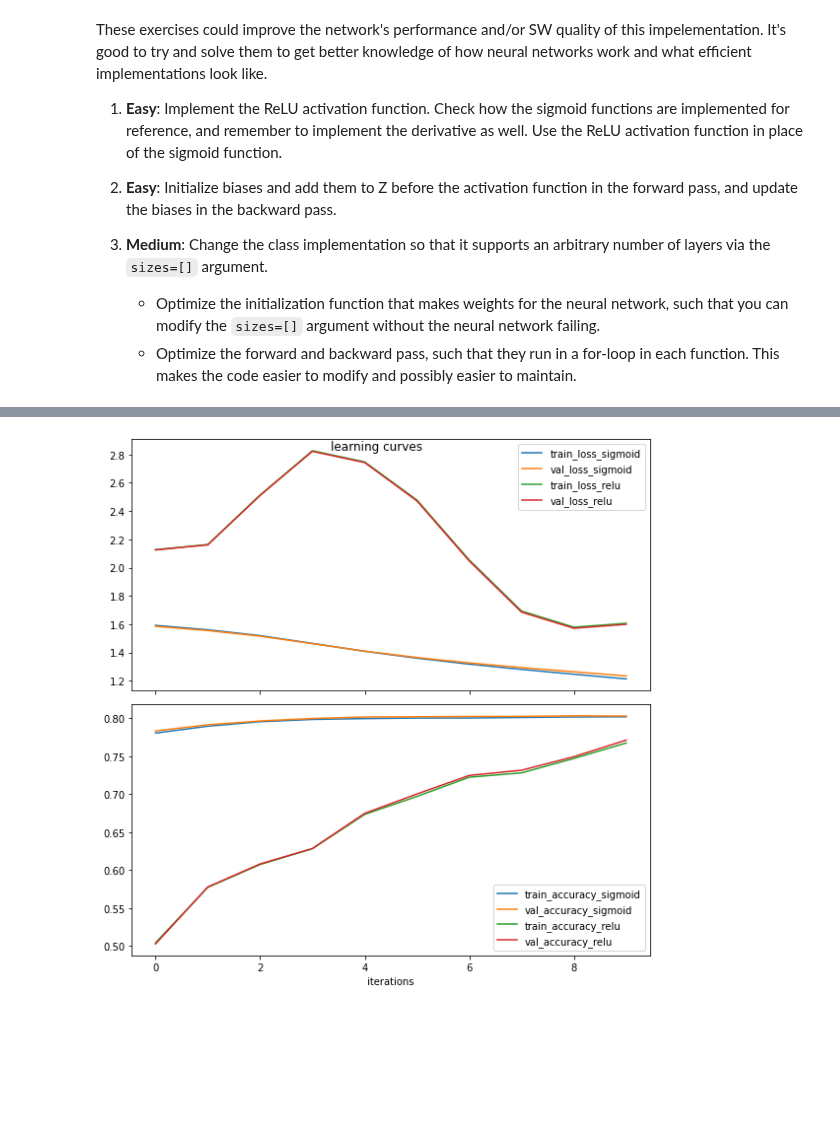
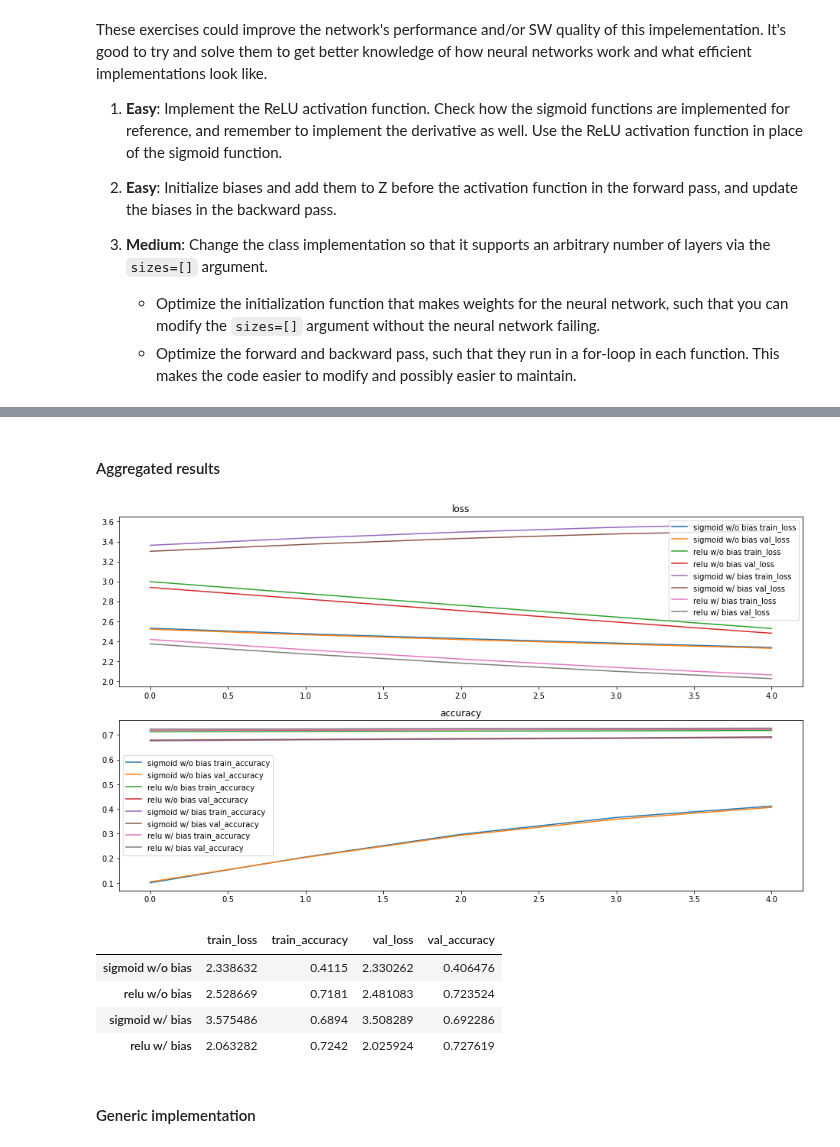
Before and after one commit to thalitadru/ml-class-epf, a Jupyter notebook: LabAssignmentNNfromScratch_complete.ipynb, the cells around one changed output, grey strips where cells are left out. Cells and saved outputs as stored; diff of their text form; code cells hidden in the pictures; blank space fills up the shorter version.

Commit message:
With generic implem and optional bias

```diff
--- a/LabAssignmentNNfromScratch_complete.ipynb
+++ b/LabAssignmentNNfromScratch_complete.ipynb
@@ -470,7 +473,7 @@ class DeepNeuralNetwork():
     (one input layer + 2 hidden layers + one output layer).
     # TODO EXTRA Exercise 3 change the code so it supports an arbitrary number of layers
     """
-    def __init__(self, n_neurons:list, activation='sigmoid'):
+    def __init__(self, n_neurons:list, activation='sigmoid', biases=True):
         """AI is creating summary for __init__
             The class constructor has only one argument, that determines the
             size of each layer.
@@ -480,6 +483,7 @@ class DeepNeuralNetwork():
             neurons in each layer. The lenght of the list corresponds to the number of layers (including the input layer).
         """
         self.n_neurons = n_neurons
+        self.biases = biases
 
         # we save all parameters in the neural network in this dictionary
         self.params = self._initialization()
@@ -571,21 +575,24 @@ class DeepNeuralNetwork():
         grad = grad * softmax(params['A3'], derivative=True)
         change_w['W3'] = np.outer(grad,  params['Z2'])  # TODO code here
         # TODO EXTRA EXERCISE 2 compute bias updates
-        change_w['b3'] = grad
+        if self.biases:
+            change_w['b3'] = grad
 
         # Calculate W2 update
         grad = (params['W3'].T @ grad)  # TODO code here
         grad = grad * self.activation_fn(params['A2'], derivative=True)
         change_w['W2'] = np.outer(grad, params['Z1'])  # TODO code here
         # TODO EXTRA EXERCISE 2 compute bias updates
-        change_w['b2'] = grad
+        if self.biases:
+            change_w['b2'] = grad
 
         # Calculate W1 update
         grad = params['W2'].T @ grad  # TODO code here
         grad = grad * self.activation_fn(params['A1'], derivative=True)
         change_w['W1'] = np.outer(grad,  params['Z0'])  # TODO code here
         # TODO EXTRA EXERCISE 2 compute bias updates
-        change_w['b1'] = grad
+        if self.biases:
+            change_w['b1'] = grad
 
         return change_w
 
@@ -787,0 +797,3 @@ These exercises could improve the network's performance and/or SW quality of thi
+# %%
+dnn_sig = dnn
+history_sig = history
@@ -808,5 +840,0 @@ Epoch: 10, Time Spent: 67.28s, Val Accuracy: 77.10%
-# %%
-np.random.seed(42)
-dnn_sig = DeepNeuralNetwork(n_neurons=[784, 128, 64, 10], activation='relu')
-history_sig = dnn.fit(X_train, Y_train, X_val, Y_val,
-                  epochs=10, batch_size=16, l_rate=1e-2)
@@ -824,12 +841,34 @@ Epoch: 10, Time Spent: 75.70s, Val Accuracy: 80.28%
-# %%
-l_curves_comp = pd.DataFrame(history_sig).merge(pd.DataFrame(history_relu),
-                                                suffixes=['_sigmoid', '_relu'],
-                                                left_index=True, right_index=True)
-fig, (ax1,ax2) = plt.subplots(2,1, sharex=True, figsize=(8,8))
-fig.suptitle("learning curves")
-l_curves_comp.filter(regex='loss').plot(ax=ax1)
-l_curves_comp.filter(regex='accuracy').plot(ax=ax2)
-ax2.set_xlabel('iterations')
-fig.tight_layout()
-# %% [output]
-[figure, removed]
+# %% [markdown]
+#### Aggregated results
+# %%
+all_curves = {'sigmoid w/o bias':history_sig,
+'relu w/o bias':history_relu,
+'sigmoid w/ bias':history_sig_b,
+'relu w/ bias':history_relu_b
+}
+# %%
+fig, axs = plt.subplots(2, 1, figsize=(16,9))
+
+for model in all_curves:
+    curves = pd.DataFrame(all_curves[model])
+    curves.columns = [f"{model} {c}" for c in curves.columns]
+    for metric in curves:
+        if metric.find('loss') > -1:
+            ax=axs[0]
+            ax.set_title('loss')
+        else:
+            ax=axs[1]
+            ax.set_title('accuracy')
+        curves.plot(y=metric,ax=ax)
+# %% [output]
+[figure, added]
+# %%
+pd.DataFrame(all_curves).T.applymap(lambda x: x[-1])
+# %% [output]
+|  | train_loss | train_accuracy | val_loss | val_accuracy |
+| sigmoid w/o bias | 2.338632 | 0.4115 | 2.330262 | 0.406476 |
+| relu w/o bias | 2.528669 | 0.7181 | 2.481083 | 0.723524 |
+| sigmoid w/ bias | 3.575486 | 0.6894 | 3.508289 | 0.692286 |
+| relu w/ bias | 2.063282 | 0.7242 | 2.025924 | 0.727619 |
+# %% [markdown]
+#### Generic implementation
```
Also changed, not shown: parts of 18 cells of this notebook.
